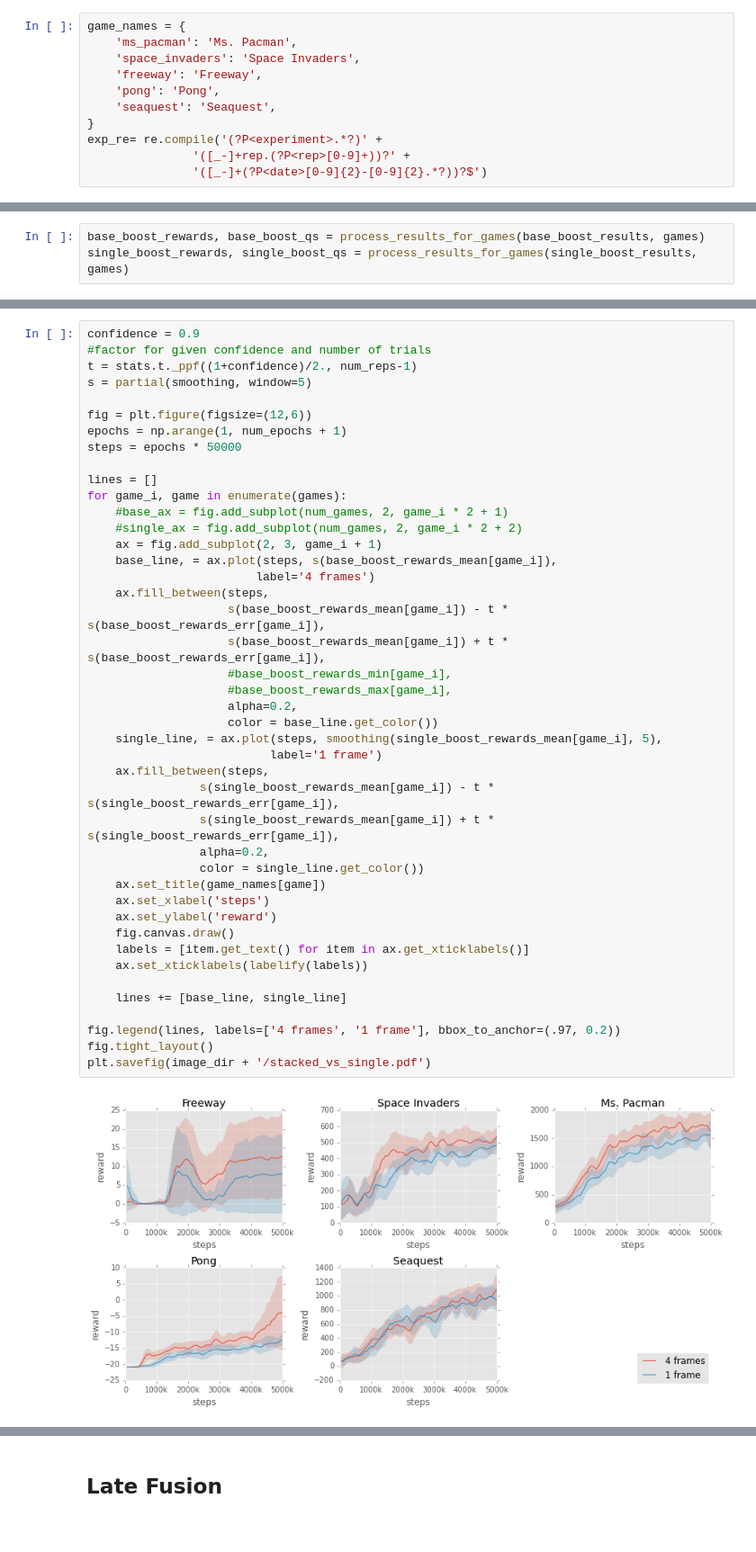
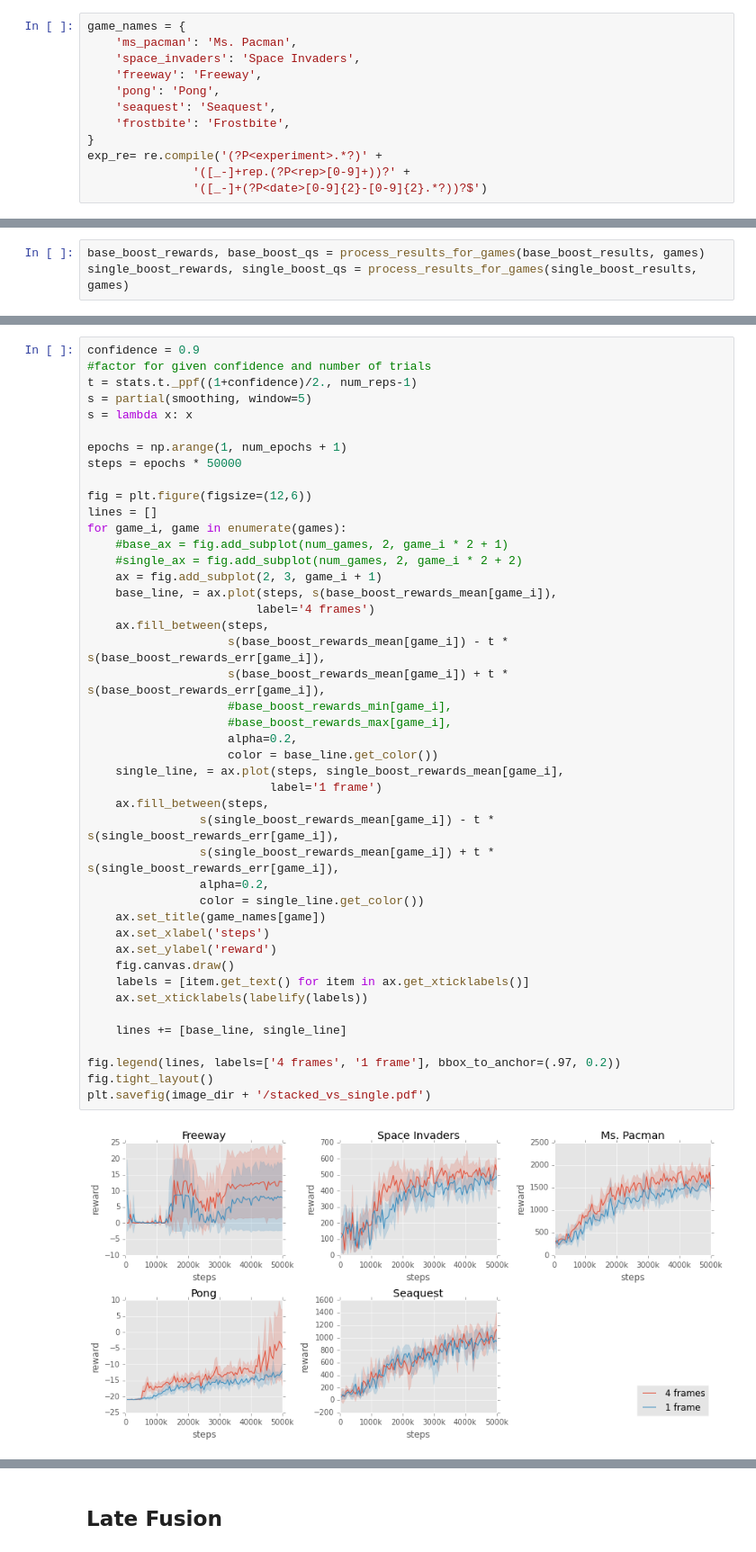
Before and after one commit to rubenvereecken/thesis, a Jupyter notebook: notebooks/Analysis.ipynb, the cells around one changed output, grey strips where cells are left out. Shown: that part at 90% size. Cells and saved outputs as stored; diff of their text form.

```diff
--- a/notebooks/Analysis.ipynb
+++ b/notebooks/Analysis.ipynb
@@ -29,6 +29,7 @@ game_names = {
     'freeway': 'Freeway',
     'pong': 'Pong',
     'seaquest': 'Seaquest',
+    'frostbite': 'Frostbite',
 }
 exp_re= re.compile('(?P<experiment>.*?)' +
                '([_-]+rep.(?P<rep>[0-9]+))?' +
@@ -96,43 +118,44 @@ confidence = 0.9
 #factor for given confidence and number of trials
 t = stats.t._ppf((1+confidence)/2., num_reps-1)
 s = partial(smoothing, window=5)
+s = lambda x: x
 
-fig = plt.figure(figsize=(12,6))
 epochs = np.arange(1, num_epochs + 1)
 steps = epochs * 50000
 
+fig = plt.figure(figsize=(12,6))
 lines = []
 for game_i, game in enumerate(games):
     #base_ax = fig.add_subplot(num_games, 2, game_i * 2 + 1)
     #single_ax = fig.add_subplot(num_games, 2, game_i * 2 + 2)
     ax = fig.add_subplot(2, 3, game_i + 1)
     base_line, = ax.plot(steps, s(base_boost_rewards_mean[game_i]),
                         label='4 frames')
     ax.fill_between(steps,
                     s(base_boost_rewards_mean[game_i]) - t * s(base_boost_rewards_err[game_i]),
                     s(base_boost_rewards_mean[game_i]) + t * s(base_boost_rewards_err[game_i]),
                     #base_boost_rewards_min[game_i],
                     #base_boost_rewards_max[game_i],
                     alpha=0.2,
                     color = base_line.get_color())
-    single_line, = ax.plot(steps, smoothing(single_boost_rewards_mean[game_i], 5),
+    single_line, = ax.plot(steps, single_boost_rewards_mean[game_i],
                           label='1 frame')
     ax.fill_between(steps,
                 s(single_boost_rewards_mean[game_i]) - t * s(single_boost_rewards_err[game_i]),
                 s(single_boost_rewards_mean[game_i]) + t * s(single_boost_rewards_err[game_i]),
                 alpha=0.2,
                 color = single_line.get_color())
     ax.set_title(game_names[game])
     ax.set_xlabel('steps')
     ax.set_ylabel('reward')
     fig.canvas.draw()
     labels = [item.get_text() for item in ax.get_xticklabels()]
     ax.set_xticklabels(labelify(labels))
 
     lines += [base_line, single_line]
 
 fig.legend(lines, labels=['4 frames', '1 frame'], bbox_to_anchor=(.97, 0.2))
 fig.tight_layout()
 plt.savefig(image_dir + '/stacked_vs_single.pdf')
 # %% [output]
-[figure, old version]
+[figure, new version]
```
Also changed, not shown: parts of 20 cells of this notebook, 33 other files.
